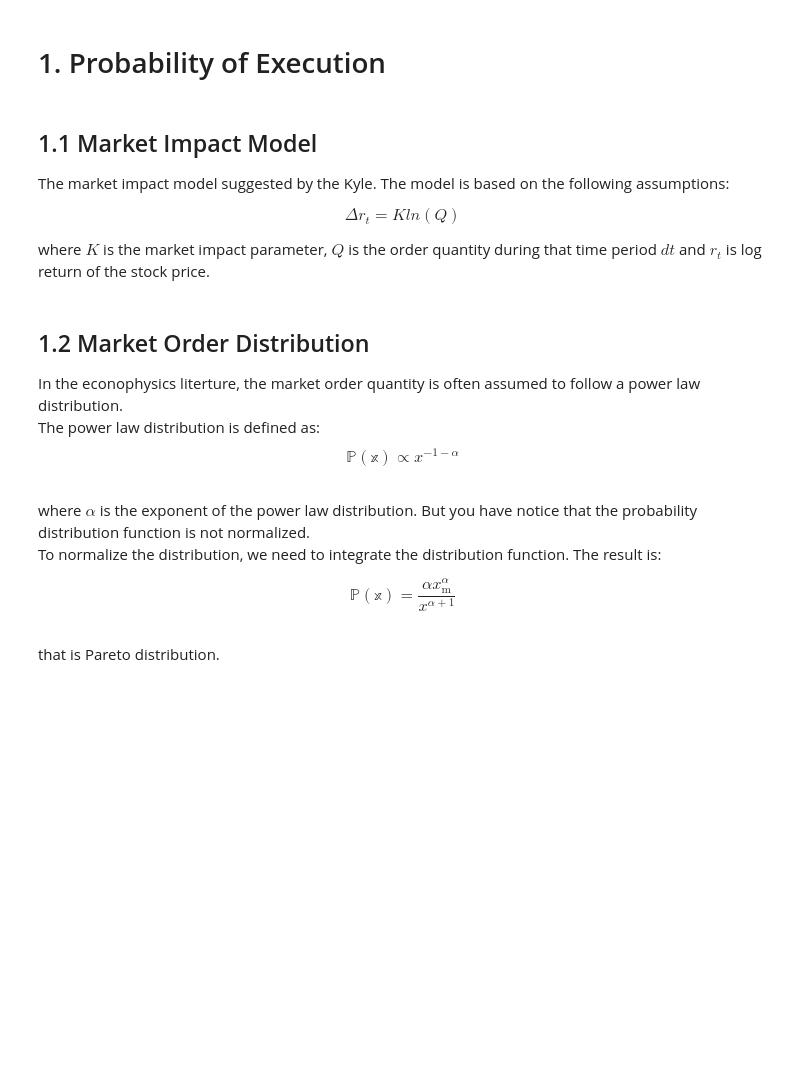
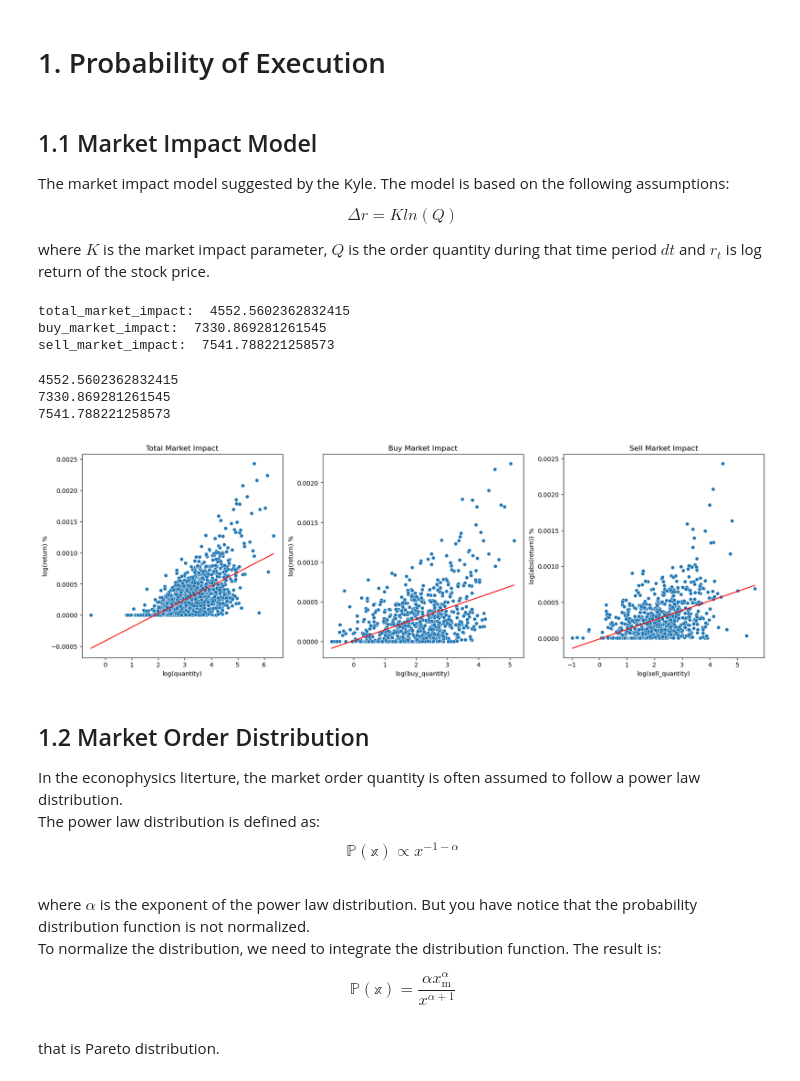
Before and after one commit to joomong/HFT-Research, a Jupyter notebook: Constant-Parmeter-Model.ipynb, the cells around one changed output. Saved outputs shown, nothing was run; the diff lists cells and outputs as text; code cells hidden in the pictures; blank space fills up the shorter version.

```diff
--- a/Constant-Parmeter-Model.ipynb
+++ b/Constant-Parmeter-Model.ipynb
@@ -12,6 +61,6 @@ df.head()
 
 The market impact model suggested by the Kyle.  The model is based on the following assumptions:
 
-$$ \Delta r_t = K ln(Q)$$
+$$ \Delta r = K ln(Q)$$
 
 where $K$ is the market impact parameter, $Q$ is the order quantity during that time period $dt$ and $r_t$ is log return of the stock price.
@@ -18,3 +90,65 @@ where $K$ is the market impact parameter, $Q$ is the order quantity during that
+# %%
+total_market_impact = market_impact(df,60)
+buy_market_impact = buy_market_impact(df,60)
+sell_market_impact = sell_market_impact(df,60)
+
+print('total_market_impact: ', total_market_impact)
+print('buy_market_impact: ', buy_market_impact)
+print('sell_market_impact: ', sell_market_impact)
+# %% [output]
+total_market_impact:  4552.5602362832415
+buy_market_impact:  7330.869281261545
+sell_market_impact:  7541.788221258573
+# %%
+def plot_market_impact(df, time):
+    fig, (ax1, ax2, ax3) = plt.subplots(1, 3, figsize=(20, 6))
+
+    # Plot total market impact
+    data = closed_time_series(df, time)
+    data = data[data['quantity'] != 0]
+    total_qty = np.log(data['quantity'])
+    a, b = np.polyfit(total_qty, np.abs(data['log_return']), 1)
+    print(1/a)
+    sns.scatterplot(data=data, x=total_qty, y=np.abs(data['log_return']), ax=ax1)
+    sns.lineplot(x=total_qty, y=a*total_qty+b, color='red', ax=ax1)
+    ax1.set_xlabel('log(quantity)')
+    ax1.set_ylabel('log(return) %')
+    ax1.set_title('Total Market Impact')
+
+    # Plot buy market impact
+    data = closed_time_series(df, time)
+    data = data.drop(data[data['log_return'] < 0].index)
+    data = data[data['buy_quantity'] != 0]
+    buy_qty = np.log(data['buy_quantity'])
+    a, b = np.polyfit(buy_qty, data['log_return'], 1)
+    print(1/a)
+    sns.scatterplot(data=data, x=buy_qty, y=data['log_return'], ax=ax2)
+    sns.lineplot(x=buy_qty, y=a*buy_qty+b, color='red', ax=ax2)
+    ax2.set_xlabel('log(buy_quantity)')
+    ax2.set_ylabel('log(return) %')
+    ax2.set_title('Buy Market Impact')
+
+    # Plot sell market impact
+    data = closed_time_series(df, time)
+    data = data.drop(data[data['log_return'] > 0].index)
+    data = data[data['sell_quantity'] != 0]
+    sell_qty = np.log(data['sell_quantity'])
+    a, b = np.polyfit(sell_qty, np.abs(data['log_return']), 1)
+    print(1/a)
+    sns.scatterplot(data=data, x=sell_qty, y=np.abs(data['log_return']), ax=ax3)
+    sns.lineplot(x=sell_qty, y=a*sell_qty+b, color='red', ax=ax3)
+    ax3.set_xlabel('log(sell_quantity)')
+    ax3.set_ylabel('log(abs(return)) %')
+    ax3.set_title('Sell Market Impact')
+
+    plt.show()
+# %%
+plot_market_impact(df, 60)
+# %% [output]
+4552.5602362832415
+7330.869281261545
+7541.788221258573
+[figure, added]
 # %% [markdown]
 ## 1.2 Market Order Distribution
 
```
Also changed, not shown: parts of 32 cells of this notebook, 2 other files.
